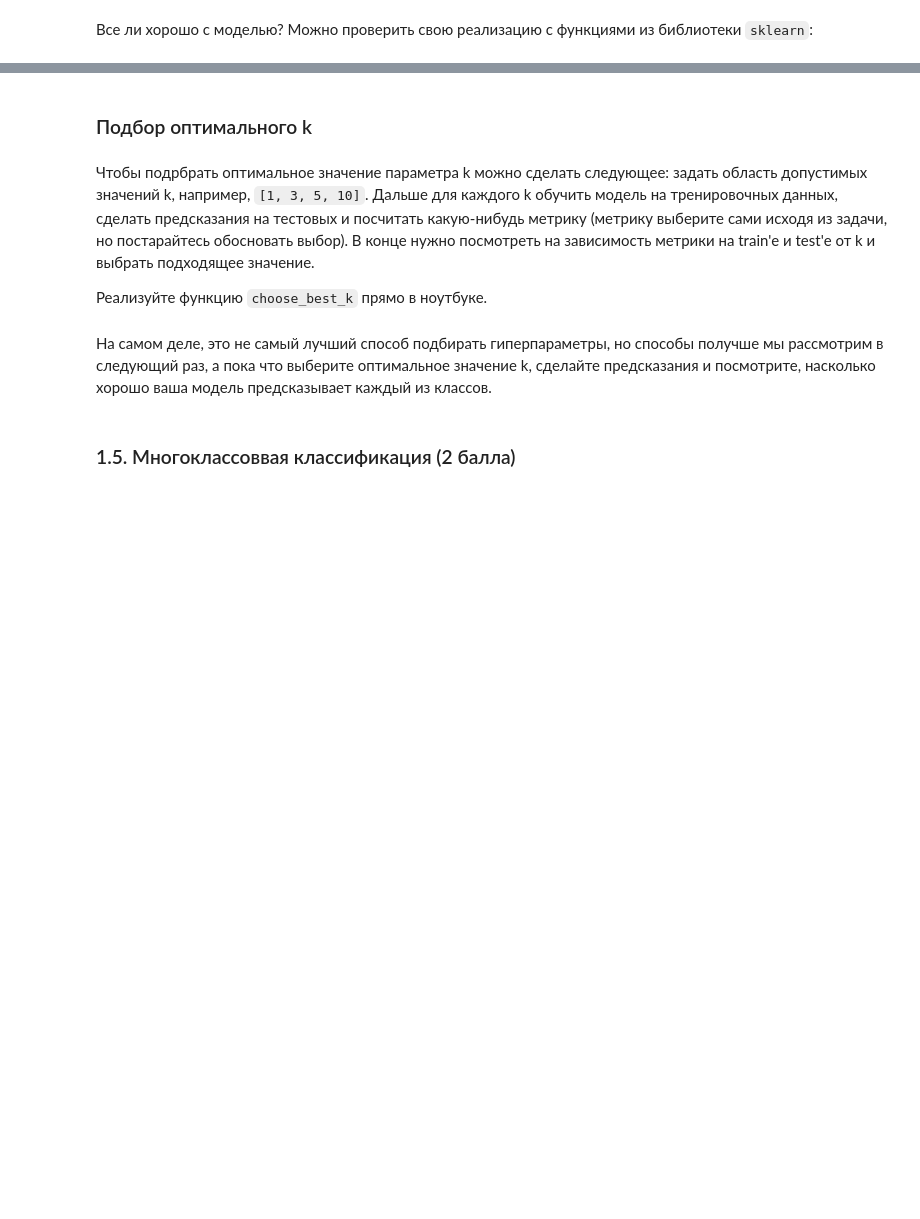
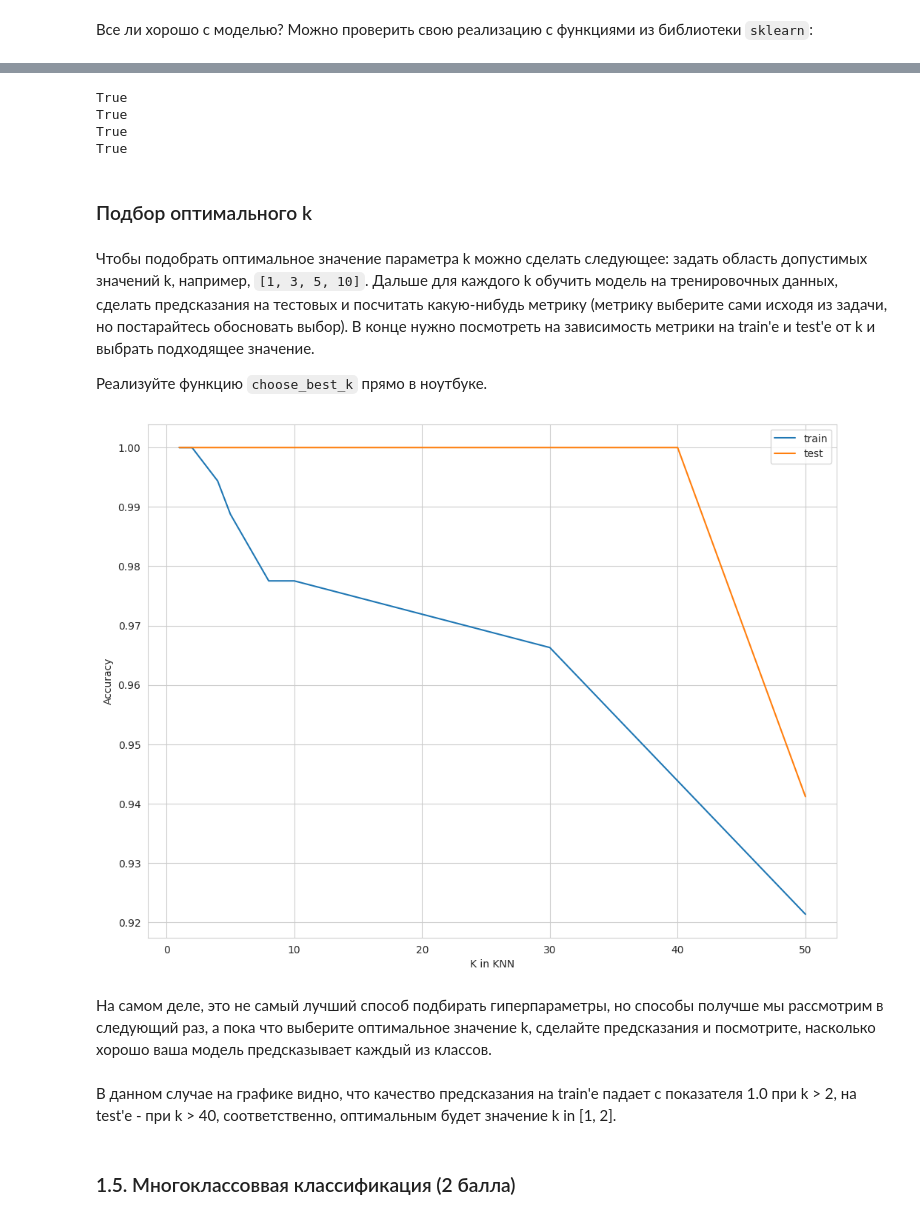
Before and after one commit to CyanusCentaurea/BI_ML_2023, a Jupyter notebook: hw1/KNN.ipynb, the cells around one changed output, grey strips where cells are left out. Saved outputs shown, nothing was run; the diff lists cells and outputs as text; code cells hidden in the pictures; blank space fills up the shorter version.

```diff
--- a/hw1/KNN.ipynb
+++ b/hw1/KNN.ipynb
@@ -108,9 +94,7 @@ Name: y, dtype: int64
 # %% [markdown]
 Разделите данные на тренировочную и тестовую выборки, размеры тестовой выборки выберите сами. Здесь вам может помочь функция `train_test_split`
 # %%
-"""
-YOUR CODE
-"""
+train_X, test_X, train_y, test_y = train_test_split(X, y, test_size=0.1, random_state=SEED)
 # %% [markdown]
 ### 1.4. KNN для бинарной классификации (6 баллов)
 # %% [markdown]
@@ -175,15 +169,35 @@ binary_classification_metrics(prediction, binary_test_y)
 # %% [markdown]
 <img src="https://i.imgflip.com/406fu9.jpg" width="800" height="400">
 # %%
+# реализованные показатели совпадают с показателями из библиотеки `sklearn`
+# P.S. объявить accuracy легендарным навыком?
+# P.P.S. поменять параметры местами для встроенных и своих метрик: У-удобство )))
 from sklearn.metrics import precision_score, recall_score, f1_score, accuracy_score
+
+print(binary_classification_metrics(prediction, binary_test_y)[0] == precision_score(binary_test_y, prediction,
+                                                                                     average="binary",
+                                                                                     pos_label="1"))
+print(binary_classification_metrics(prediction, binary_test_y)[1] == recall_score(binary_test_y, prediction,
+                                                                                  average="binary",
+                                                                                  pos_label="1"))
+print(binary_classification_metrics(prediction, binary_test_y)[2] == f1_score(binary_test_y, prediction,
+                                                                              average="binary",
+                                                                              pos_label="1"))
+print(binary_classification_metrics(prediction, binary_test_y)[3] == accuracy_score(binary_test_y, prediction))
+# %% [output]
+True
+True
+True
+True
 # %% [markdown]
 ### Подбор оптимального k
 # %% [markdown]
-Чтобы подрбрать оптимальное значение параметра k можно сделать следующее: задать область допустимых значений k, например, `[1, 3, 5, 10]`. Дальше для каждого k обучить модель на тренировочных данных, сделать предсказания на тестовых и посчитать какую-нибудь метрику (метрику выберите сами исходя из задачи, но постарайтесь обосновать выбор). В конце нужно посмотреть на зависимость метрики на train'е и test'е от k и выбрать подходящее значение.
+Чтобы подобрать оптимальное значение параметра k можно сделать следующее: задать область допустимых значений k, например, `[1, 3, 5, 10]`. Дальше для каждого k обучить модель на тренировочных данных, сделать предсказания на тестовых и посчитать какую-нибудь метрику (метрику выберите сами исходя из задачи, но постарайтесь обосновать выбор). В конце нужно посмотреть на зависимость метрики на train'е и test'е от k и выбрать подходящее значение.
 
 Реализуйте функцию `choose_best_k` прямо в ноутбуке.
 # %%
-def find_best_k(X_train, y_train, X_test, y_test, params, metric):
+# добавила аргумент classifier для определения нужного классификатора (с целью переиспользования функции для KNeighborsRegressor)
+def find_best_k(X_train, y_train, X_test, y_test, params, metric, classifier=KNNClassifier):
     """
     Choose the best k for KKNClassifier
     Arguments:
@@ -193,26 +207,47 @@ def find_best_k(X_train, y_train, X_test, y_test, params, metric):
     y_test, np array (num_test_samples) - test labels
     params, list of hyperparameters for KNN, here it is list of k values
     metric, function for metric calculation
+    classifier, classifier class
     Returns:
-    train_metrics the list of metric values on train data set for each k in params
-    test_metrics the list of metric values on test data set for each k in params
+    train_metrics, the list of metric values on train data set for each k in params
+    test_metrics, the list of metric values on test data set for each k in params
     """
 
-    """
-    YOUR CODE IS HERE
-    """
-    pass
+    train_metrics = []
+    test_metrics = []
+
+    for k in params:
+        if classifier == KNNClassifier:
+            knn_classifier = classifier(k=k)
+        else:
+            knn_classifier = classifier(n_neighbors=k)
+        knn_classifier.fit(X_train, y_train)
+        train_prediction = knn_classifier.predict(X_train)
+        test_prediction = knn_classifier.predict(X_test)
+        train_metrics.append(metric(y_train, train_prediction))
+        test_metrics.append(metric(y_test, test_prediction))
+    return train_metrics, test_metrics
 # %%
-params = [1, 2, 4, 5, 8, 10, 30]
+"""
+В качестве метрики была выбрана accuracy_score, т.к. наблюдается допустимый баланс классов.
+Accuracy легче интерпретировать, чем другие метрики; в данном случае графики всех четырех показателей приблизительно схожи,
+а также, скорее всего, в ходе курса мы быстро перейдем от нее к более интересным и сбалансированным показателям,
+посмотрим на нее хотя бы сейчас :)
+"""
+params = [1, 2, 4, 5, 8, 10, 30, 40, 50]
 train_metrics, test_metrics = find_best_k(binary_train_X, binary_train_y, binary_test_X, binary_test_y, params, accuracy_score)
 # %%
 plt.plot(params, train_metrics, label="train")
 plt.plot(params, test_metrics, label="test")
 plt.legend()
 plt.xlabel("K in KNN")
-plt.ylabel("YOUR METRIC");
+plt.ylabel("Accuracy");
+# %% [output]
+[figure, added]
 # %% [markdown]
 На самом деле, это не самый лучший способ подбирать гиперпараметры, но способы получше мы рассмотрим в следующий раз, а пока что выберите оптимальное значение k, сделайте предсказания и посмотрите, насколько хорошо ваша модель предсказывает каждый из классов.
+# %% [markdown]
+В данном случае на графике видно, что качество предсказания на train'е падает с показателя 1.0 при k > 2, на test'е - при k > 40, соответственно, оптимальным будет значение k in [1, 2].
 # %% [markdown]
 ### 1.5. Многоклассоввая классификация (2 балла)
 # %% [markdown]
```
Also changed, not shown: parts of 52 cells of this notebook, 2 other files.
